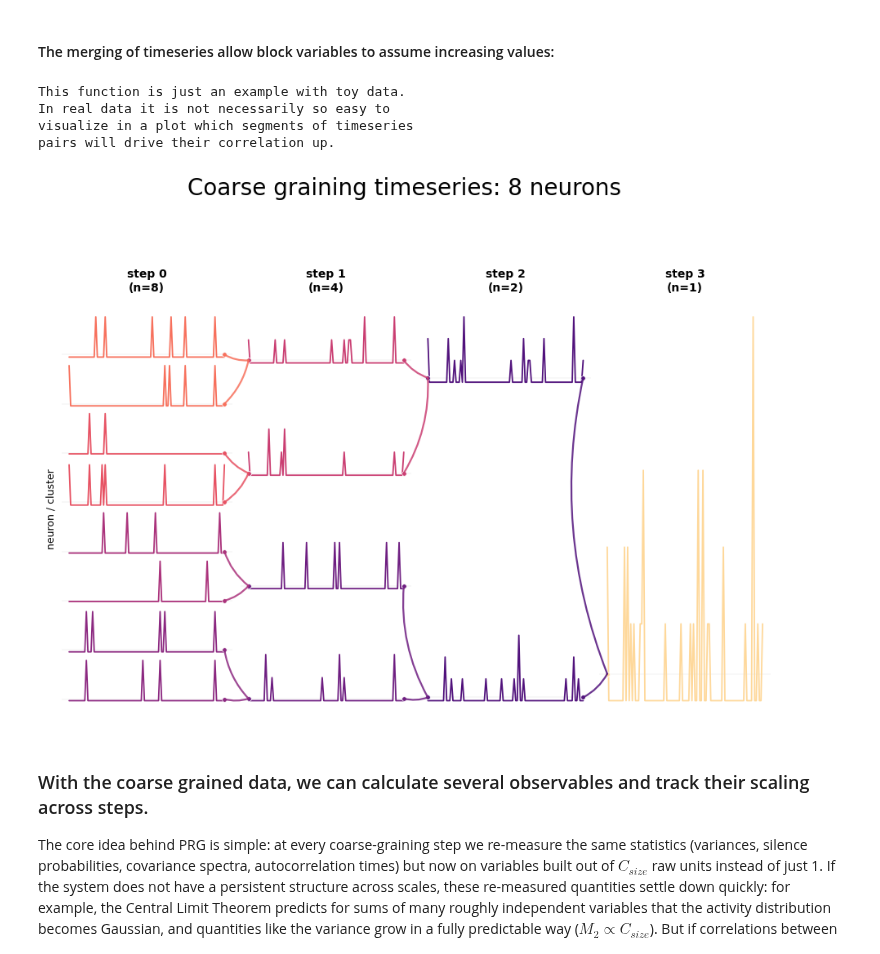
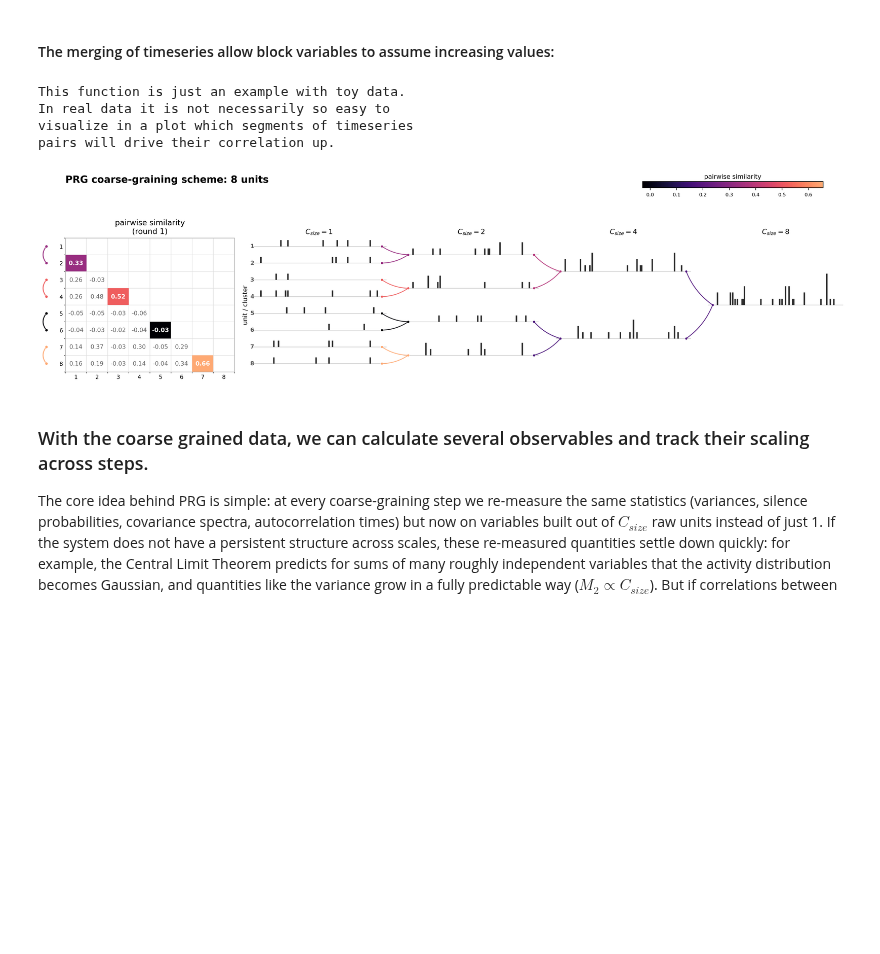
Before and after one commit to Damiaom/prg_toolbox, a Jupyter notebook: example_notebooks/but_what_does_PRG_do.ipynb, the cells around one changed output. Cells and saved outputs as stored; diff of their text form; code cells hidden in the pictures; blank space fills up the shorter version.

Commit message:
updated prg scheme in notebook

```diff
--- a/example_notebooks/but_what_does_PRG_do.ipynb
+++ b/example_notebooks/but_what_does_PRG_do.ipynb
@@ -90,13 +90,13 @@ Which came from the previous clusters:
 #### The merging of timeseries allow block variables to assume increasing values:
 # %%
 print("This function is just an example with toy data. \nIn real data it is not necessarily so easy to \nvisualize in a plot which segments of timeseries \npairs will drive their correlation up.")
-prg.plot.plot_prg_cascade(top_level=3, time_bins=100)
+prg.plot.plot_prg_scheme(top_level=3, time_bins=100)
 # %% [output]
 This function is just an example with toy data.
 In real data it is not necessarily so easy to
 visualize in a plot which segments of timeseries
 pairs will drive their correlation up.
-[figure, old version]
+[figure, new version]
 # %% [markdown]
 ### With the coarse grained data, we can calculate several observables and track their scaling across steps.
 
```
